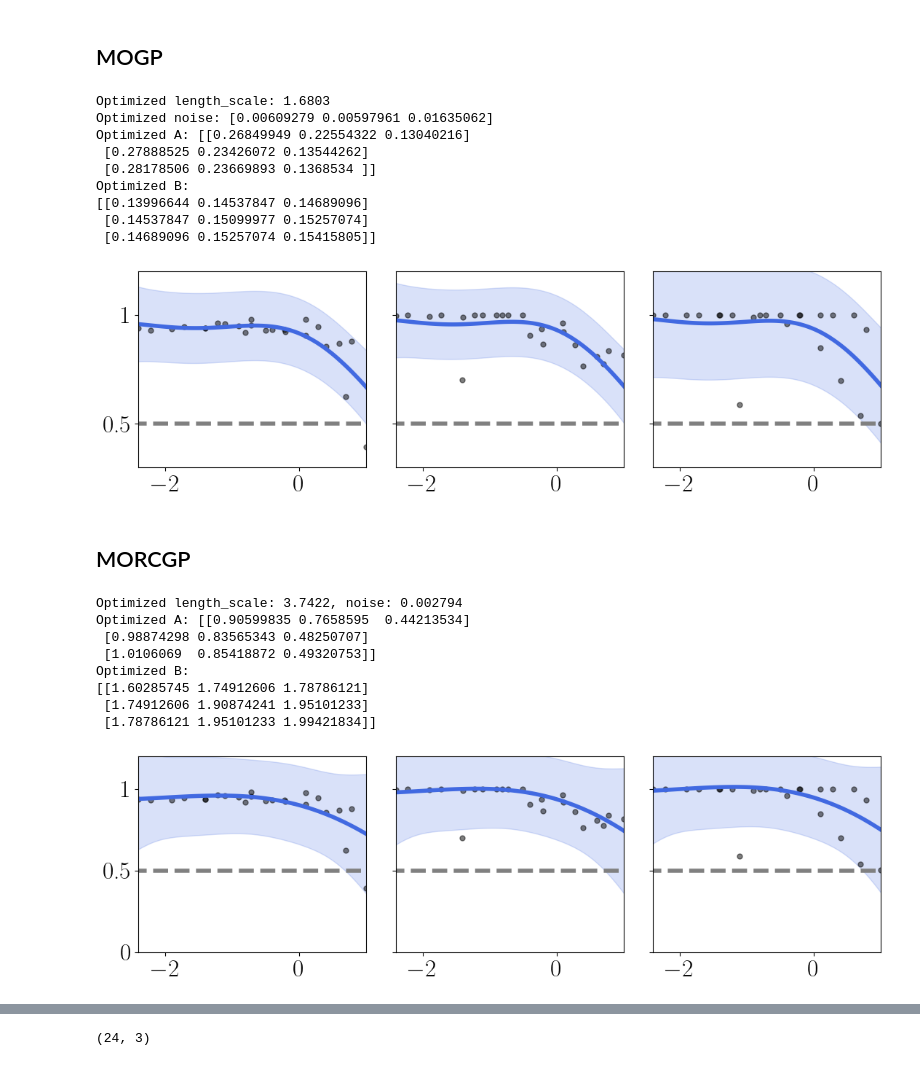
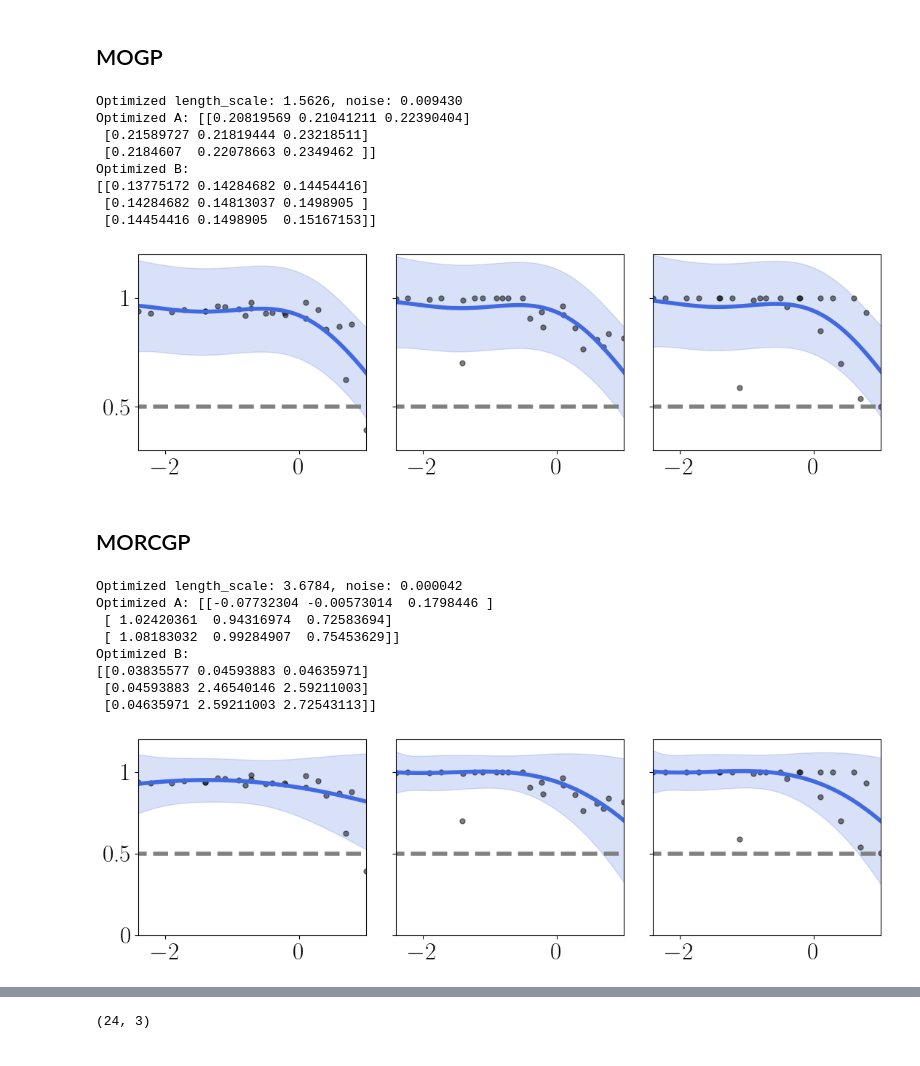
Before and after one commit to joshuarooijakkers/robust_conjugate_MOGP, a Jupyter notebook: experiments/cisplatin/cisplatin_MOGP.ipynb, the cells around one changed output, grey strips where cells are left out. Cells and saved outputs as stored; diff of their text form; code cells hidden in the pictures.

Commit message:
Removed n_outputs

```diff
--- a/experiments/cisplatin/cisplatin_MOGP.ipynb
+++ b/experiments/cisplatin/cisplatin_MOGP.ipynb
@@ -125,7 +125,8 @@ init_A = generate_A(d=n_outputs, r=3, noise_level=0.1, seed=42)
 # print("B:\n", init_A @ init_A.T)
 
 # Instantiate and train
-mogp = MOGPRegressor(mean = prior_mean, length_scale=init_length_scale, noise = init_noise_var, A=init_A)
+# mogp = MOGPRegressor(mean = prior_mean, length_scale=init_length_scale, noise = init_noise_var, A=init_A)
+mogp = MOGPRegressor_NC(n_outputs=n_outputs, mean=prior_mean, length_scale=init_length_scale, noise=0.01, A=init_A)
 mogp.fit(x, Y)
 # Optimize hyperparameters
 mogp.optimize_hyperparameters()
@@ -140,42 +141,41 @@ optim_A = mogp.A
 optim_B = mogp.B
 optim_noise = mogp.noise
 
 # Plotting
 fig, axs = plt.subplots(1, n_outputs, figsize=(4 * n_outputs, 4))  # Dynamically adjust figure size
 
 for i in range(n_outputs):
     axs[i].plot(x.flatten(), Y[:, i], 'o', color='black', alpha=0.5)
     axs[i].plot(x_test, prior_mean * np.ones((len(x_test), 1)), '--', color='grey')
     axs[i].plot(x_test.flatten(), mu_mogp[:, i], '-', color='royalblue', label='Predicted Mean')
     axs[i].fill_between(x_test.flatten(), mu_mogp[:, i] - 2*std_mogp[:, i], mu_mogp[:, i] + 2*std_mogp[:, i],
                         color='royalblue', alpha=0.2, label='±2 Std. Dev.')
 
     axs[i].set_ylim([0.3, 1.2])
     axs[i].set_xlim([x[0], x[-1]])
     axs[i].set_yticks([0.5, 1])
 
     if i == 0:
         axs[i].set_yticklabels(['0.5', '1'])  # Only show labels on the leftmost plot
     else:
         axs[i].set_yticklabels([])  # Hide on all others
 
 # # Common axis labels
 # fig.text(0.5, 0.04, 'log cisplatin dose', ha='center', fontsize=24)
 # fig.text(0.04, 0.5, 'Viability', va='center', rotation='vertical', fontsize=24)
 
 plt.tight_layout(rect=[0.05, 0.05, 1, 1])  # Leave room for the labels
 plt.show()
 # %% [output]
-Optimized length_scale: 1.6803
-Optimized noise: [0.00609279 0.00597961 0.01635062]
-Optimized A: [[0.26849949 0.22554322 0.13040216]
- [0.27888525 0.23426072 0.13544262]
- [0.28178506 0.23669893 0.1368534 ]]
+Optimized length_scale: 1.5626, noise: 0.009430
+Optimized A: [[0.20819569 0.21041211 0.22390404]
+ [0.21589727 0.21819444 0.23218511]
+ [0.2184607  0.22078663 0.2349462 ]]
 Optimized B:
-[[0.13996644 0.14537847 0.14689096]
- [0.14537847 0.15099977 0.15257074]
- [0.14689096 0.15257074 0.15415805]]
+[[0.13775172 0.14284682 0.14454416]
+ [0.14284682 0.14813037 0.1498905 ]
+ [0.14454416 0.1498905  0.15167153]]
-[figure, old version]
+[figure, new version]
 # %% [markdown]
 ## MORCGP
 # %%
@@ -191,12 +191,14 @@ init_A = np.array([
 ])
 
 # Instantiate and train
-morcgp = MORCGPRegressor(mean = prior_mean, length_scale=init_length_scale, noise = optim_noise, A=optim_A)
-morcgp = MORCGPRegressor_NC(n_outputs = n_outputs, mean = prior_mean, length_scale=init_length_scale, noise = optim_noise[0].item(), A=optim_A)
+# morcgp = MORCGPRegressor(mean = prior_mean, length_scale=init_length_scale, noise = optim_noise, A=optim_A)
+morcgp = MORCGPRegressor_NC(n_outputs = n_outputs, mean = prior_mean, length_scale=init_length_scale, noise = optim_noise, A=optim_A)
 predictive_means, predictive_variances = morcgp.fit(x, Y)
 
 # Optimize hyperparameters
-morcgp.optimize_loo_cv(weighted=True, print_opt_param = True, print_iter_param=False, B_weighted=optim_B)
+morcgp.optimize_loo_cv(weighted=True, print_opt_param = True, print_iter_param=False, B_weighted=optim_B,
+                       noise_weighted=optim_noise
+                       )
 predictive_means, predictive_variances = morcgp.fit(x, Y)
 
 # Predict on test points
@@ -234,15 +236,15 @@ for i in range(n_outputs):
 plt.tight_layout(rect=[0.05, 0.05, 1, 1])  # Leave room for the labels
 plt.show()
 # %% [output]
-Optimized length_scale: 3.7422, noise: 0.002794
-Optimized A: [[0.90599835 0.7658595  0.44213534]
- [0.98874298 0.83565343 0.48250707]
- [1.0106069  0.85418872 0.49320753]]
+Optimized length_scale: 3.6784, noise: 0.000042
+Optimized A: [[-0.07732304 -0.00573014  0.1798446 ]
+ [ 1.02420361  0.94316974  0.72583694]
+ [ 1.08183032  0.99284907  0.75453629]]
 Optimized B:
-[[1.60285745 1.74912606 1.78786121]
- [1.74912606 1.90874241 1.95101233]
- [1.78786121 1.95101233 1.99421834]]
+[[0.03835577 0.04593883 0.04635971]
+ [0.04593883 2.46540146 2.59211003]
+ [0.04635971 2.59211003 2.72543113]]
-[figure, old version]
+[figure, new version]
 # %%
 # Plotting
 fig, axs = plt.subplots(1, 3, figsize=(4 * 4, 4))  # Dynamically adjust figure size
```
Also changed, not shown: parts of 3 cells of this notebook, 2 other files.
